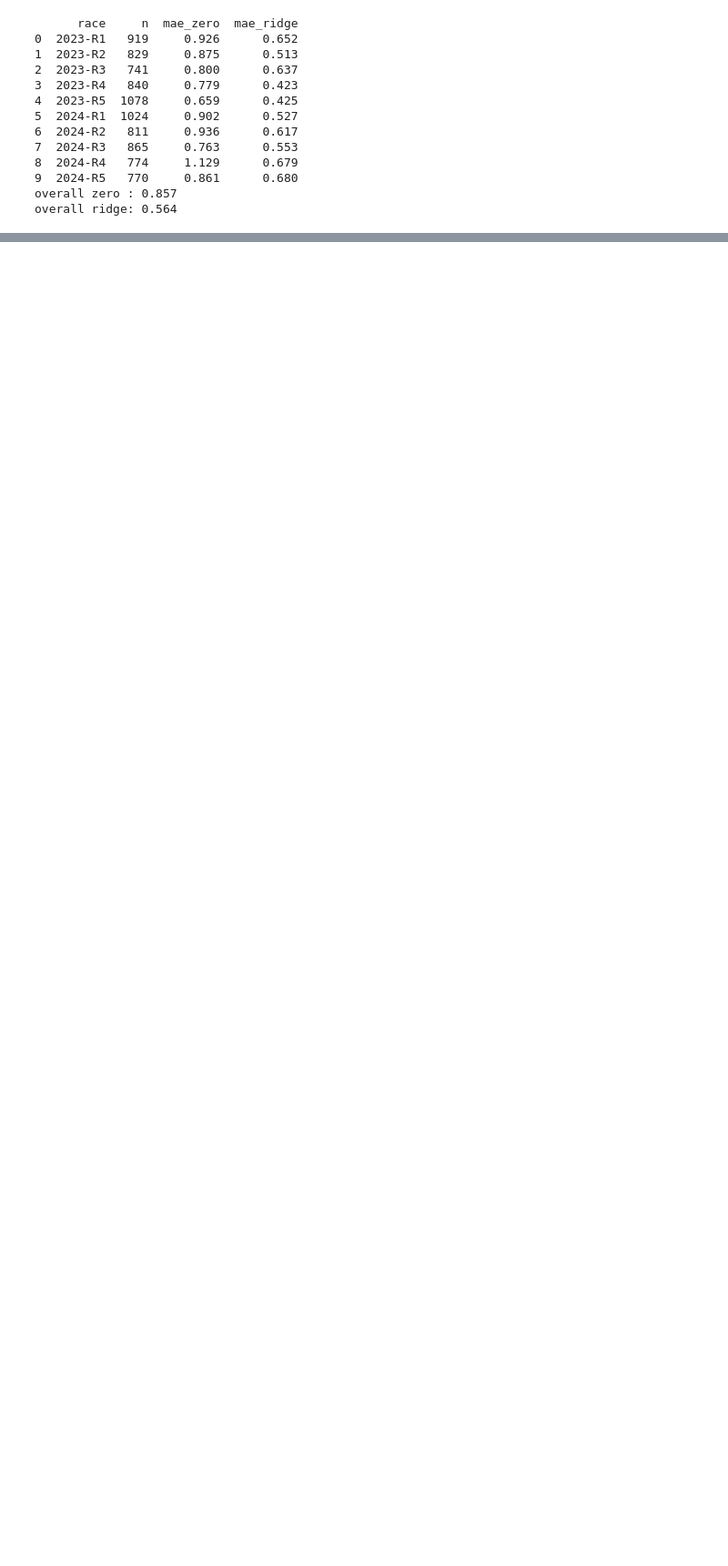
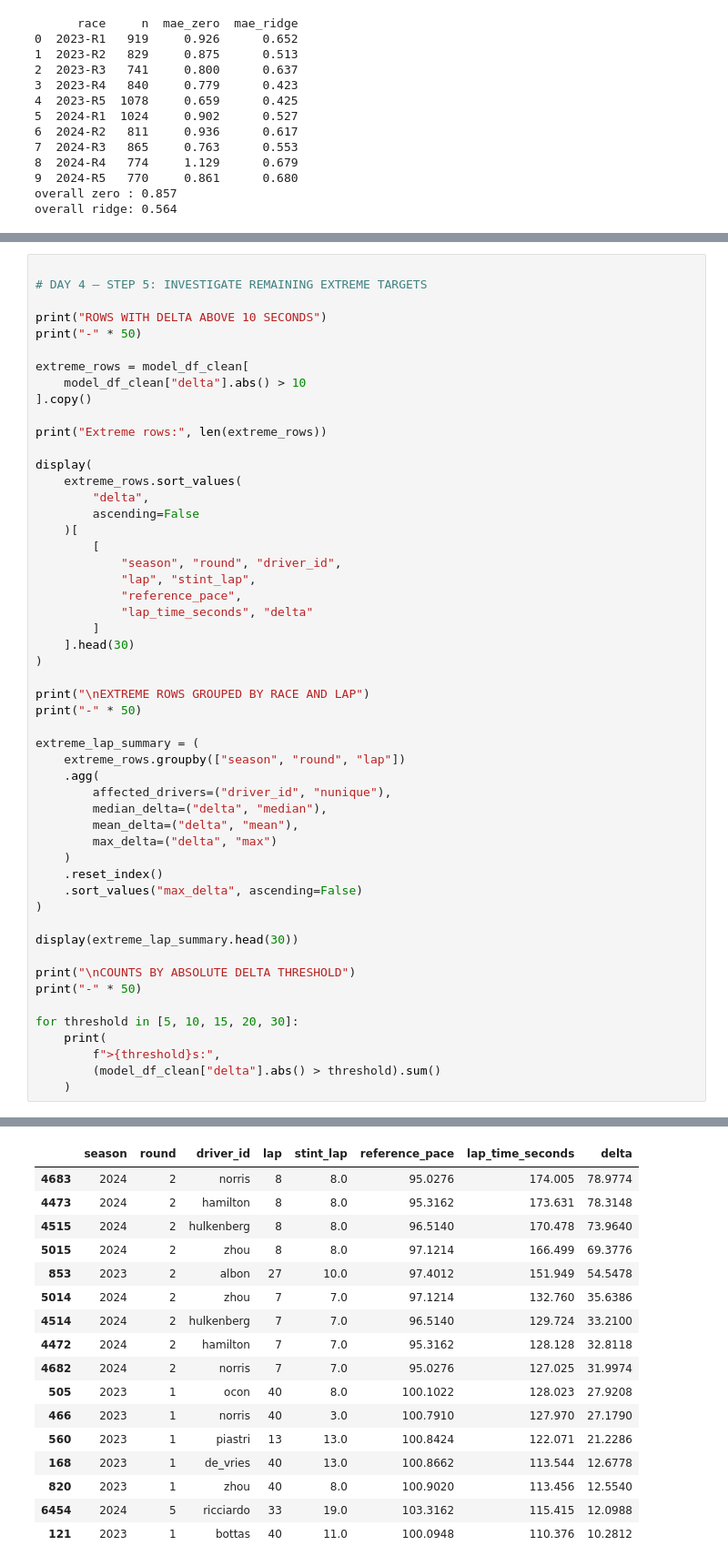
Before and after one commit to ajmanipriyancy/f1-race-strategy, a Jupyter notebook: notebooks/03_cleaning_and_target.ipynb, the cells around one changed output, grey strips where cells are left out. Shown at 91% size. Drawn from its saved outputs; the diff is of its cells as text; blank space fills up the shorter version.

Commit message:
Complete Day 4 race-aware modelling experiments

```diff
--- a/notebooks/03_cleaning_and_target.ipynb
+++ b/notebooks/03_cleaning_and_target.ipynb
@@ -276,0 +1017,53 @@ overall ridge: 0.564
+# %%
+
+# DAY 4 — STEP 5: INVESTIGATE REMAINING EXTREME TARGETS
+
+print("ROWS WITH DELTA ABOVE 10 SECONDS")
+print("-" * 50)
+
+extreme_rows = model_df_clean[
+    model_df_clean["delta"].abs() > 10
+].copy()
+
+print("Extreme rows:", len(extreme_rows))
+
+display(
+    extreme_rows.sort_values(
+        "delta",
+        ascending=False
+    )[
+        [
+            "season", "round", "driver_id",
+            "lap", "stint_lap",
+            "reference_pace",
+            "lap_time_seconds", "delta"
+        ]
+    ].head(30)
+)
+
+print("\nEXTREME ROWS GROUPED BY RACE AND LAP")
+print("-" * 50)
+
+extreme_lap_summary = (
+    extreme_rows.groupby(["season", "round", "lap"])
+    .agg(
+        affected_drivers=("driver_id", "nunique"),
+        median_delta=("delta", "median"),
+        mean_delta=("delta", "mean"),
+        max_delta=("delta", "max")
+    )
+    .reset_index()
+    .sort_values("max_delta", ascending=False)
+)
+
+display(extreme_lap_summary.head(30))
+
+print("\nCOUNTS BY ABSOLUTE DELTA THRESHOLD")
+print("-" * 50)
+
+for threshold in [5, 10, 15, 20, 30]:
+    print(
+        f">{threshold}s:",
+        (model_df_clean["delta"].abs() > threshold).sum()
+    )
+# %% [output]
@@ -276,0 +1073,17 @@ overall ridge: 0.564
+|  | season | round | driver_id | lap | stint_lap | reference_pace | lap_time_seconds | delta |
+| 4683 | 2024 | 2 | norris | 8 | 8.0 | 95.0276 | 174.005 | 78.9774 |
+| 4473 | 2024 | 2 | hamilton | 8 | 8.0 | 95.3162 | 173.631 | 78.3148 |
+| 4515 | 2024 | 2 | hulkenberg | 8 | 8.0 | 96.5140 | 170.478 | 73.9640 |
+| 5015 | 2024 | 2 | zhou | 8 | 8.0 | 97.1214 | 166.499 | 69.3776 |
+| 853 | 2023 | 2 | albon | 27 | 10.0 | 97.4012 | 151.949 | 54.5478 |
+| 5014 | 2024 | 2 | zhou | 7 | 7.0 | 97.1214 | 132.760 | 35.6386 |
+| 4514 | 2024 | 2 | hulkenberg | 7 | 7.0 | 96.5140 | 129.724 | 33.2100 |
+| 4472 | 2024 | 2 | hamilton | 7 | 7.0 | 95.3162 | 128.128 | 32.8118 |
+| 4682 | 2024 | 2 | norris | 7 | 7.0 | 95.0276 | 127.025 | 31.9974 |
+| 505 | 2023 | 1 | ocon | 40 | 8.0 | 100.1022 | 128.023 | 27.9208 |
+| 466 | 2023 | 1 | norris | 40 | 3.0 | 100.7910 | 127.970 | 27.1790 |
+| 560 | 2023 | 1 | piastri | 13 | 13.0 | 100.8424 | 122.071 | 21.2286 |
+| 168 | 2023 | 1 | de_vries | 40 | 13.0 | 100.8662 | 113.544 | 12.6778 |
+| 820 | 2023 | 1 | zhou | 40 | 8.0 | 100.9020 | 113.456 | 12.5540 |
+| 6454 | 2024 | 5 | ricciardo | 33 | 19.0 | 103.3162 | 115.415 | 12.0988 |
+| 121 | 2023 | 1 | bottas | 40 | 11.0 | 100.0948 | 110.376 | 10.2812 |
```
Also changed, not shown: parts of 18 cells of this notebook, 1 other file.
